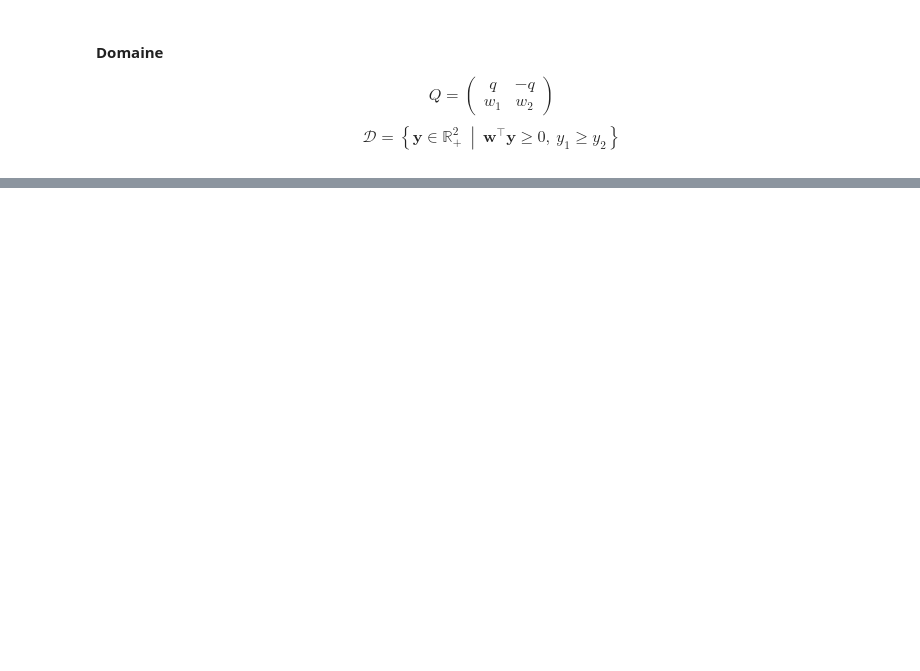
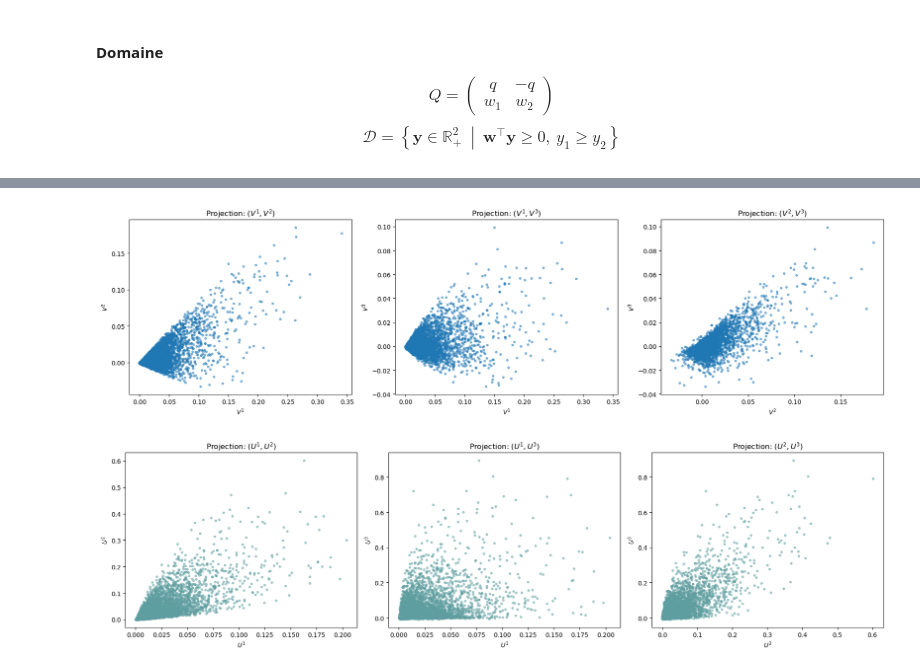
Before and after one commit to maxence2508/stage-cermics, a Jupyter notebook: state-spaces.ipynb, the cells around one changed output, grey strips where cells are left out. Cells and saved outputs as stored; diff of their text form; code cells hidden in the pictures; blank space fills up the shorter version.

Commit message:
ajout du cas N=3 pour le modèle multifacteur à racine carrée

```diff
--- a/state-spaces.ipynb
+++ b/state-spaces.ipynb
@@ -179,0 +256,41 @@ plt.show()
+# %%
+num_simulations = 10000
+
+# === Simulation ===
+trajectories = simulate_batch(V_0, v0, b, sigma, x, w, N, n, T, num_simulations)
+# %%
+# === Extraire les points finaux ===
+results = trajectories[-1]  # shape: (num_simulations, 3)
+U = results @ Q.T  # shape: (num_simulations, 3)
+
+# === Préparer les combinaisons pour les projections
+projections = [(0, 1), (0, 2), (1, 2)]
+
+# === Figure 1 : projections des résultats originaux (V)
+fig1, axes1 = plt.subplots(1, 3, figsize=(18, 5))
+
+for idx, (i, j) in enumerate(projections):
+    ax = axes1[idx]
+    ax.scatter(results[:, i], results[:, j], s=10, alpha=0.5)
+    ax.set_xlabel(f"$V^{i+1}$")
+    ax.set_ylabel(f"$V^{j+1}$")
+    ax.set_title(f"Projection: $(V^{i+1}, V^{j+1})$")
+
+plt.tight_layout()
+plt.show()
+
+# === Figure 2 : projections dans l'espace transformé (U)
+fig2, axes2 = plt.subplots(1, 3, figsize=(18, 5))
+
+for idx, (i, j) in enumerate(projections):
+    ax = axes2[idx]
+    ax.scatter(U[:, i], U[:, j], s=10, alpha=0.5, color='cadetblue')
+    ax.set_xlabel(f"$U^{i+1}$")
+    ax.set_ylabel(f"$U^{j+1}$")
+    ax.set_title(f"Projection: $(U^{i+1}, U^{j+1})$")
+
+plt.tight_layout()
+plt.show()
+# %% [output]
+[figure, added]
+[figure, added]
```
Also changed, not shown: parts of 18 cells of this notebook.
